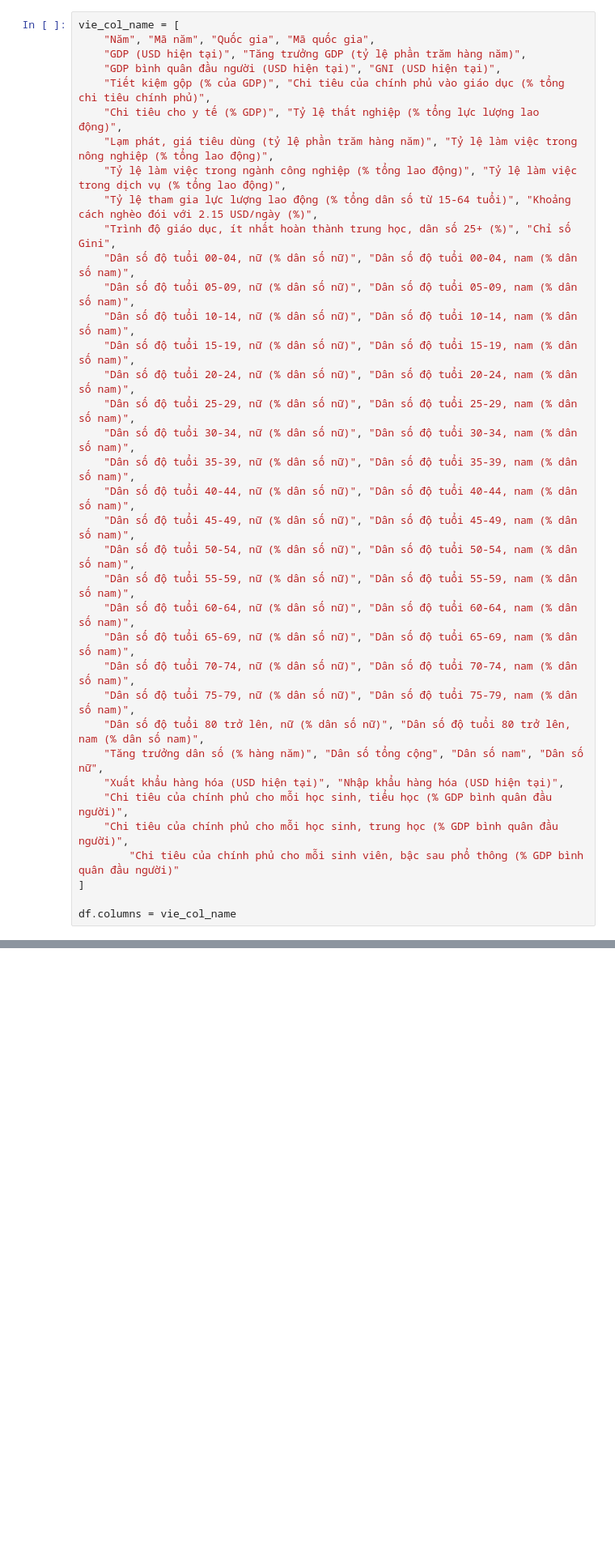
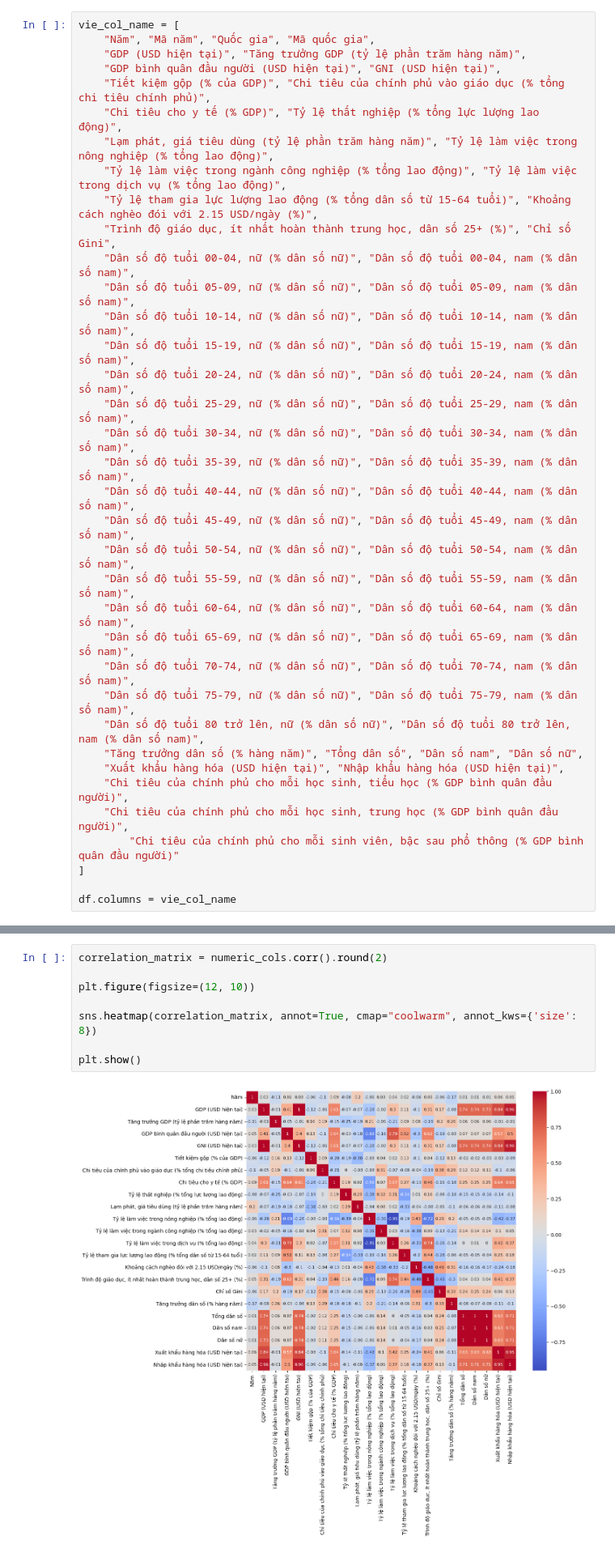
Before and after one commit to LLH-07/Truc_Quan_Hoa_KHDL, a Jupyter notebook: Lab02/22127117_22127352.ipynb, the cells around one changed output, grey strips where cells are left out. Shown at 81% size. Drawn from its saved outputs; the diff is of its cells as text; blank space fills up the shorter version.

```diff
--- a/Lab02/22127117_22127352.ipynb
+++ b/Lab02/22127117_22127352.ipynb
@@ -84,7 +84,7 @@ vie_col_name = [
     "Dân số độ tuổi 70-74, nữ (% dân số nữ)", "Dân số độ tuổi 70-74, nam (% dân số nam)",
     "Dân số độ tuổi 75-79, nữ (% dân số nữ)", "Dân số độ tuổi 75-79, nam (% dân số nam)",
     "Dân số độ tuổi 80 trở lên, nữ (% dân số nữ)", "Dân số độ tuổi 80 trở lên, nam (% dân số nam)",
-    "Tăng trưởng dân số (% hàng năm)", "Dân số tổng cộng", "Dân số nam", "Dân số nữ",
+    "Tăng trưởng dân số (% hàng năm)", "Tổng dân số", "Dân số nam", "Dân số nữ",
     "Xuất khẩu hàng hóa (USD hiện tại)", "Nhập khẩu hàng hóa (USD hiện tại)",
     "Chi tiêu của chính phủ cho mỗi học sinh, tiểu học (% GDP bình quân đầu người)",
     "Chi tiêu của chính phủ cho mỗi học sinh, trung học (% GDP bình quân đầu người)",
@@ -592,0 +593,10 @@ Vì dữ liệu được thu thấp từ Top 10 các quốc gia tốt nhất và
+# %%
+correlation_matrix = numeric_cols.corr().round(2)
+
+plt.figure(figsize=(12, 10))
+
+sns.heatmap(correlation_matrix, annot=True, cmap="coolwarm", annot_kws={'size': 8})
+
+plt.show()
+# %% [output]
+[figure, added]
```
Also changed, not shown: parts of 7 cells of this notebook.
